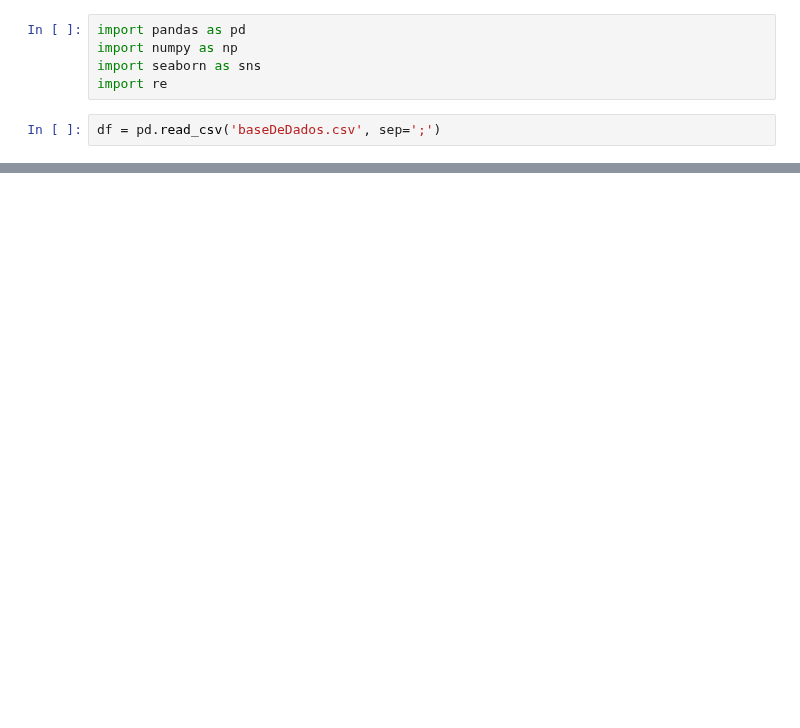
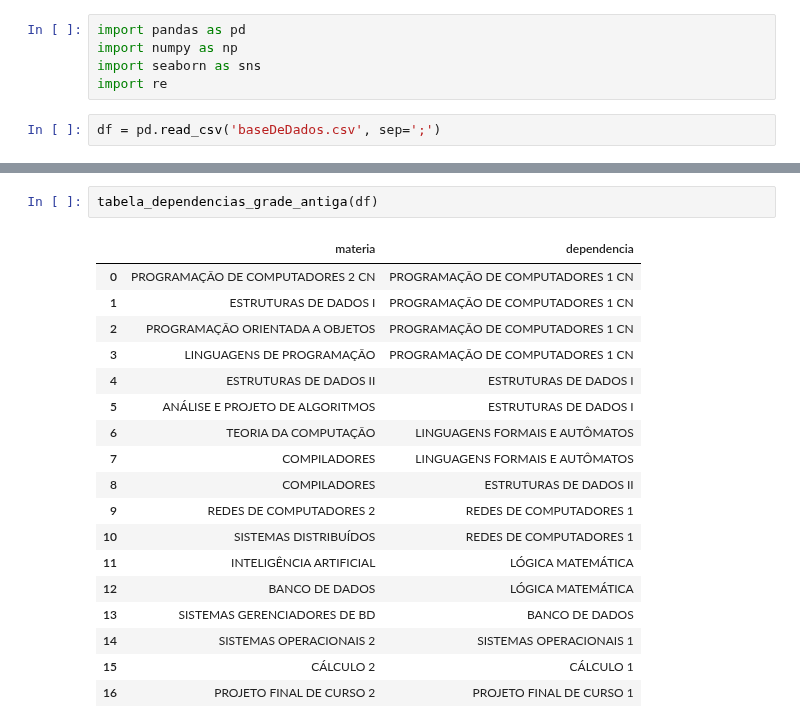
Before and after one commit to luanagbmartins/inteligencia-artificial, a Jupyter notebook: Módulo 5 - Algoritmos Genéticos/Rascunho.ipynb, the cells around one changed output, grey strips where cells are left out. Saved outputs shown, nothing was run; the diff lists cells and outputs as text; blank space fills up the shorter version.

```diff
--- a/Módulo 5 - Algoritmos Genéticos/Rascunho.ipynb
+++ b/Módulo 5 - Algoritmos Genéticos/Rascunho.ipynb
@@ -322,0 +391,21 @@ equivalencias = pd.DataFrame(equivalencias)
+# %%
+tabela_dependencias_grade_antiga(df)
+# %% [output]
+|  | materia | dependencia |
+| 0 | PROGRAMAÇÃO DE COMPUTADORES 2 CN | PROGRAMAÇÃO DE COMPUTADORES 1 CN |
+| 1 | ESTRUTURAS DE DADOS I | PROGRAMAÇÃO DE COMPUTADORES 1 CN |
+| 2 | PROGRAMAÇÃO ORIENTADA A OBJETOS | PROGRAMAÇÃO DE COMPUTADORES 1 CN |
+| 3 | LINGUAGENS DE PROGRAMAÇÃO | PROGRAMAÇÃO DE COMPUTADORES 1 CN |
+| 4 | ESTRUTURAS DE DADOS II | ESTRUTURAS DE DADOS I |
+| 5 | ANÁLISE E PROJETO DE ALGORITMOS | ESTRUTURAS DE DADOS I |
+| 6 | TEORIA DA COMPUTAÇÃO | LINGUAGENS FORMAIS E AUTÔMATOS |
+| 7 | COMPILADORES | LINGUAGENS FORMAIS E AUTÔMATOS |
+| 8 | COMPILADORES | ESTRUTURAS DE DADOS II |
+| 9 | REDES DE COMPUTADORES 2 | REDES DE COMPUTADORES 1 |
+| 10 | SISTEMAS DISTRIBUÍDOS | REDES DE COMPUTADORES 1 |
+| 11 | INTELIGÊNCIA ARTIFICIAL | LÓGICA MATEMÁTICA |
+| 12 | BANCO DE DADOS | LÓGICA MATEMÁTICA |
+| 13 | SISTEMAS GERENCIADORES DE BD | BANCO DE DADOS |
+| 14 | SISTEMAS OPERACIONAIS 2 | SISTEMAS OPERACIONAIS 1 |
+| 15 | CÁLCULO 2 | CÁLCULO 1 |
+| 16 | PROJETO FINAL DE CURSO 2 | PROJETO FINAL DE CURSO 1 |
```
Also changed, not shown: parts of 13 cells of this notebook.
